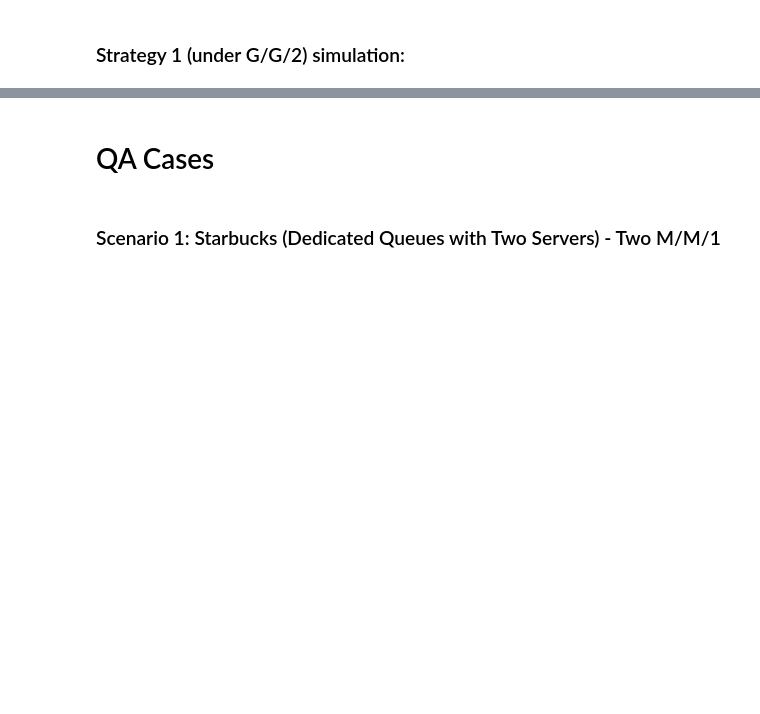
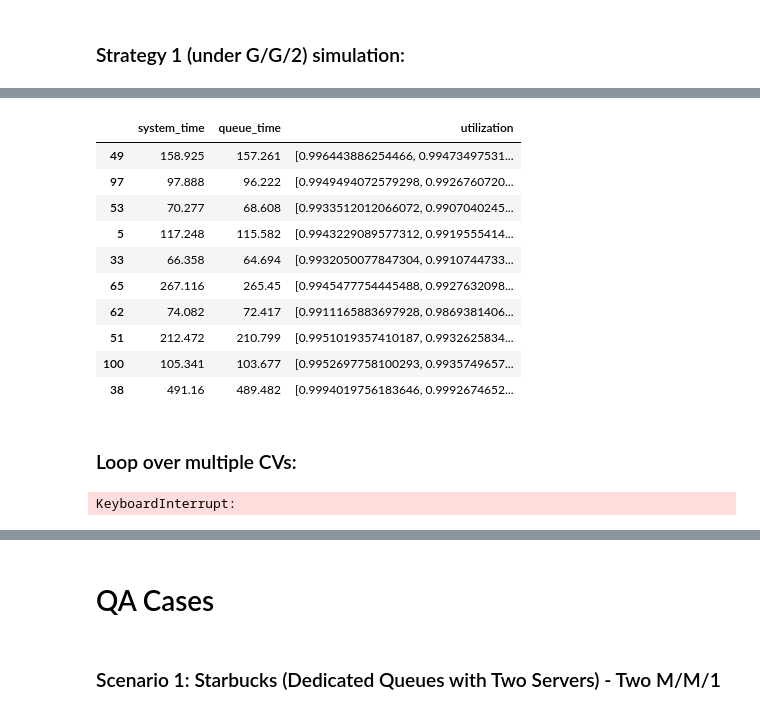
Before and after one commit to ForWardoves/8415_Service, a Jupyter notebook: Case_4/8415_case_4.ipynb, the cells around one changed output, grey strips where cells are left out. Cells and saved outputs as stored; diff of their text form; code cells hidden in the pictures; blank space fills up the shorter version.

```diff
--- a/Case_4/8415_case_4.ipynb
+++ b/Case_4/8415_case_4.ipynb
@@ -411,0 +452,43 @@ Server utilization rate: [0.996, 0.995]
+# %%
+# Generate seeds:
+rand.seed(0)
+seeds = [rand.randint(0, 100) for i in range(10)] #<--- CHANGE THE NUMER OF SEEDS HERE
+# Create a new G/G/2 queue system where the CV for both patients and donors per year is 1:
+stg1_r = queue(data.avg_patients.sum(), data.avg_donors.mean(), mode = "G/G", c=2, cv_a=1, cv_s=1, unit=unit)
+stg1_r.verbose = 0
+# Get params again:
+stg1_r.get_params()
+# Get simulations again:
+result = stg1_r.multi_seed_sim(seed=seeds, sim_mode='gamma', stop_count=365*300)
+# %%
+# Average this result to get what you want:
+result
+# %% [output]
+|  | system_time | queue_time | utilization |
+| 49 | 158.925 | 157.261 | [0.996443886254466, 0.99473497531... |
+| 97 | 97.888 | 96.222 | [0.9949494072579298, 0.9926760720... |
+| 53 | 70.277 | 68.608 | [0.9933512012066072, 0.9907040245... |
+| 5 | 117.248 | 115.582 | [0.9943229089577312, 0.9919555414... |
+| 33 | 66.358 | 64.694 | [0.9932050077847304, 0.9910744733... |
+| 65 | 267.116 | 265.45 | [0.9945477754445488, 0.9927632098... |
+| 62 | 74.082 | 72.417 | [0.9911165883697928, 0.9869381406... |
+| 51 | 212.472 | 210.799 | [0.9951019357410187, 0.9932625834... |
+| 100 | 105.341 | 103.677 | [0.9952697758100293, 0.9935749657... |
+| 38 | 491.16 | 489.482 | [0.9994019756183646, 0.9992674652... |
+# %% [markdown]
+### Loop over multiple CVs:
+# %%
+cv_loops = {}
+for cv_arrival in [1, 1.1, 1.2, 1.3, 1.4, 1.5]:
+    for cv_service in [1, 1.1, 1.2, 1.3, 1.4, 1.5]:
+        # Create a new G/G/2 queue system where the CV for both patients and donors per year is 1:
+        stg1_r = queue(data.avg_patients.sum(), data.avg_donors.mean(), mode = "G/G", c=2, cv_a=cv_arrival, cv_s=cv_service, unit=unit)
+        stg1_r.verbose = 0
+        # Get params again:
+        stg1_r.get_params()
+        # Get simulations again:
+        result = stg1_r.multi_seed_sim(seed=seeds, sim_mode='gamma', stop_count=365*30)
+        result_system_time = result.system_time.mean()
+        cv_loops[(cv_arrival, cv_service)] = result_system_time
+# %% [output]
+KeyboardInterrupt:
```
Also changed, not shown: parts of 15 cells of this notebook.
